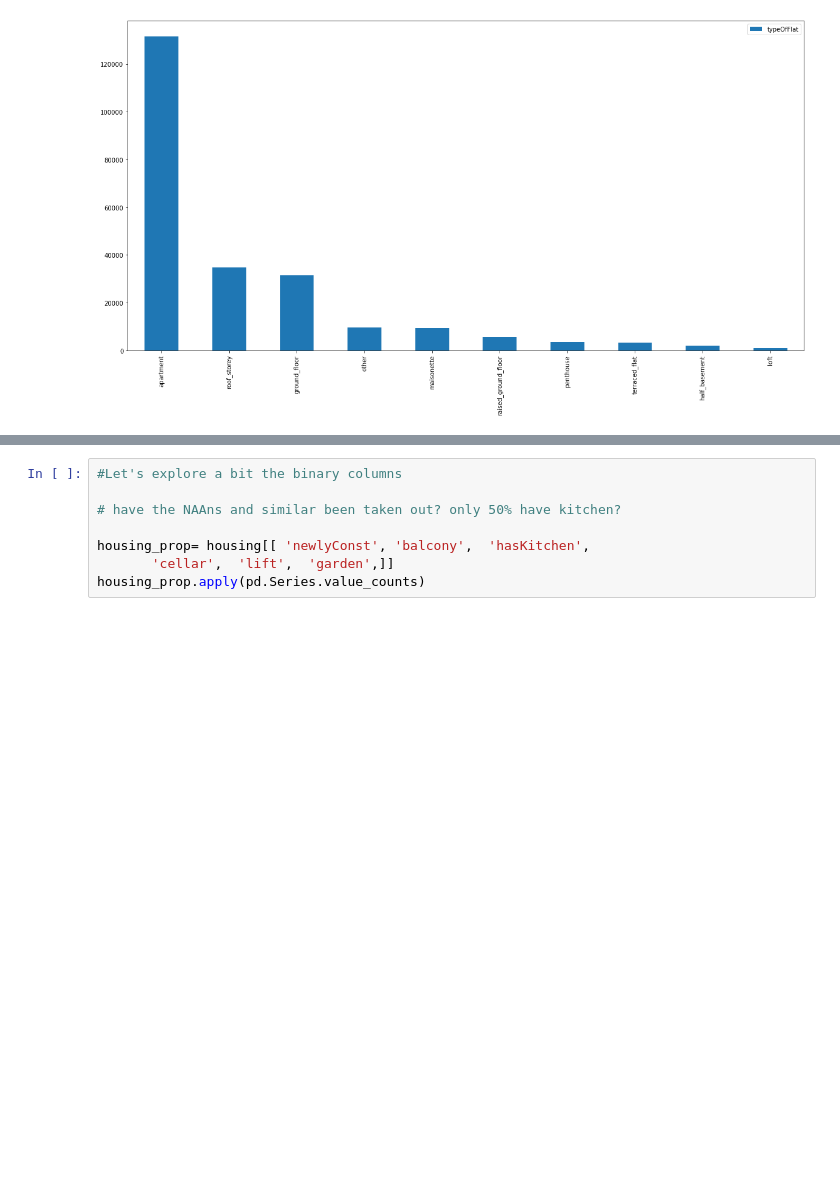
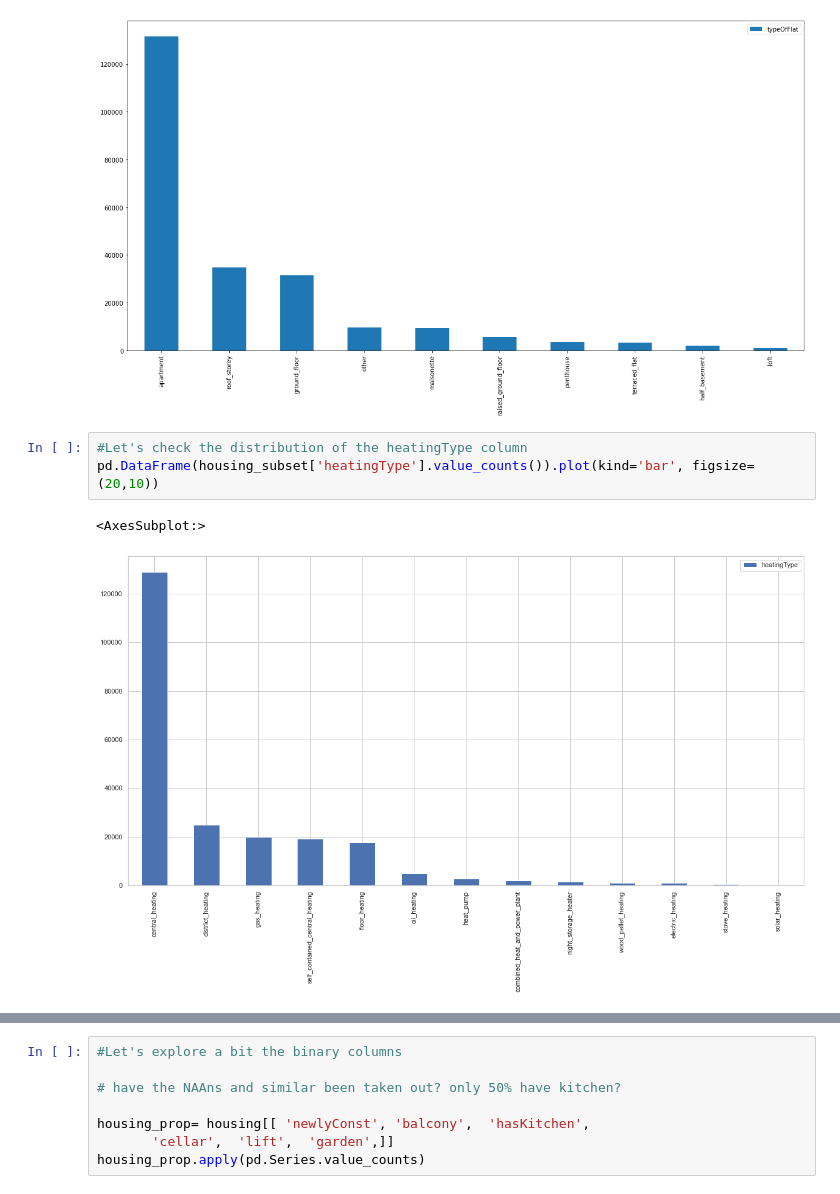
Before and after one commit to eriglesias/housing_prices_DEU, a Jupyter notebook: housing_analysis_de.ipynb, the cells around one changed output, grey strips where cells are left out. Drawn from its saved outputs; the diff is of its cells as text; blank space fills up the shorter version.

Commit message:
small changes to EDA and Data Tyding

```diff
--- a/housing_analysis_de.ipynb
+++ b/housing_analysis_de.ipynb
@@ -255,3 +266,9 @@ pd.DataFrame(housing_subset['typeOfFlat'].value_counts()).plot(kind='bar', figsi
 # %% [output]
 <AxesSubplot:>
 [figure]
+# %%
+#Let's check the distribution of the heatingType column
+pd.DataFrame(housing_subset['heatingType'].value_counts()).plot(kind='bar', figsize=(20,10))
+# %% [output]
+<AxesSubplot:>
+[figure, added]
```
Also changed, not shown: parts of 15 cells of this notebook.
